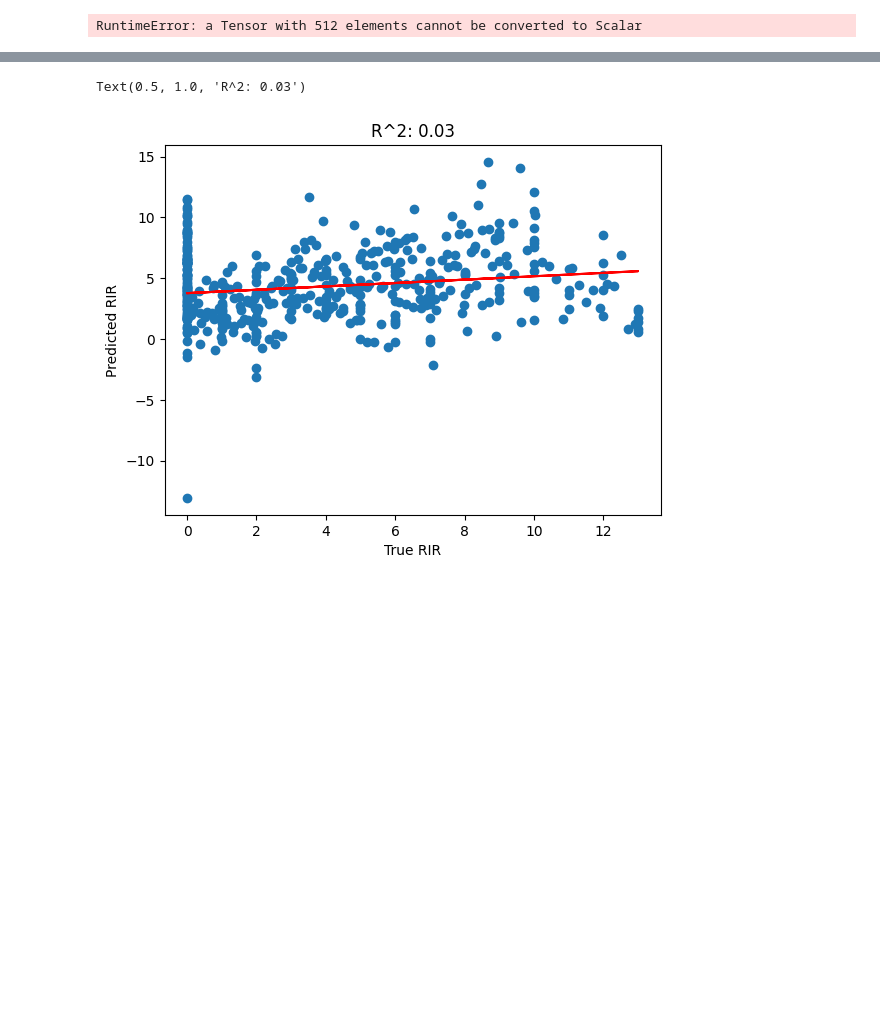
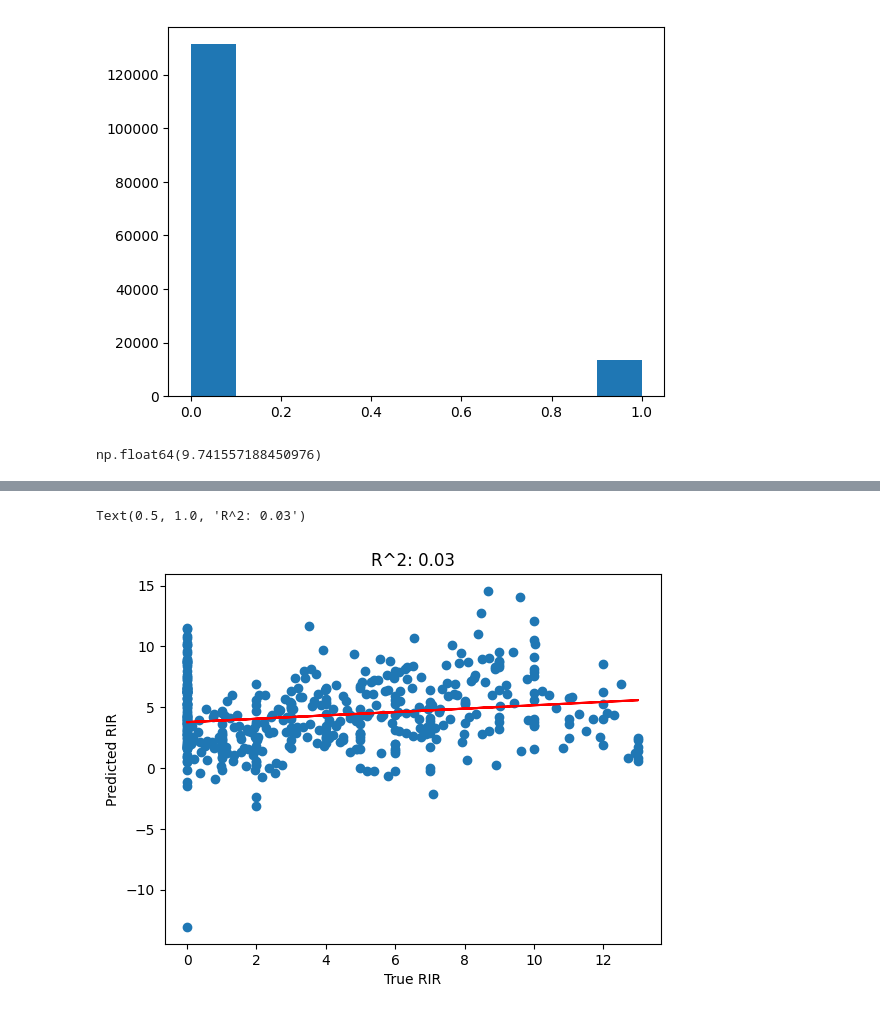
Before and after one commit to Musa-Azeem/AI-hypertrophy-coach, a Jupyter notebook: ml.ipynb, the cells around one changed output, grey strips where cells are left out. Drawn from its saved outputs; the diff is of its cells as text; code cells hidden in the pictures; blank space fills up the shorter version.

```diff
--- a/ml.ipynb
+++ b/ml.ipynb
@@ -87,10 +139,15 @@ sns.move_legend(axes[2], loc=(1.01, 0))
 # %%
 # windows = []
 window_labels = []
 for X, y in train_dataset:
     # windows.append(X.T.numpy())
-    window_labels.append(y.item())
+    window_labels.append(y)
+window_labels = np.array(window_labels).flatten()
 plt.hist(window_labels);
 # %% [output]
-RuntimeError: a Tensor with 512 elements cannot be converted to Scalar
+[figure, added]
+# %%
+(window_labels == 0).sum() / (window_labels == 1).sum()
+# %% [output]
+np.float64(9.741557188450976)
 # %%
```
Also changed, not shown: parts of 17 cells of this notebook, 3 other files.
